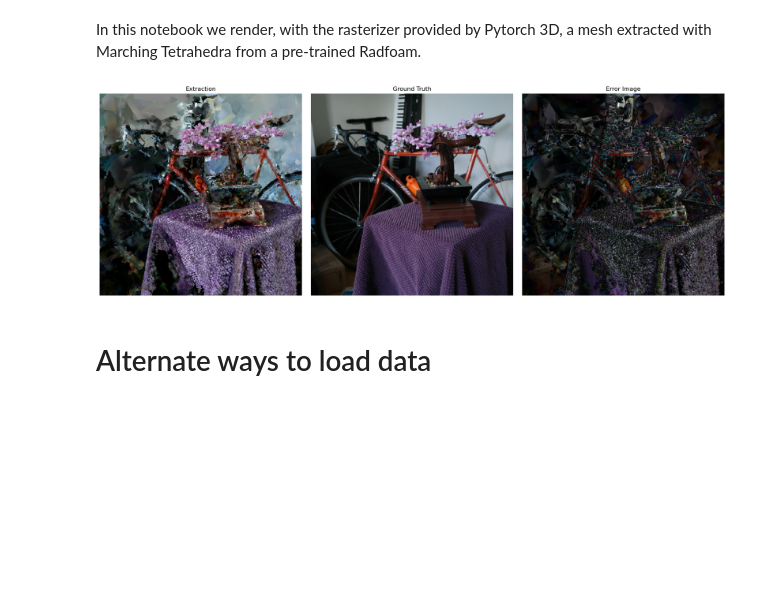
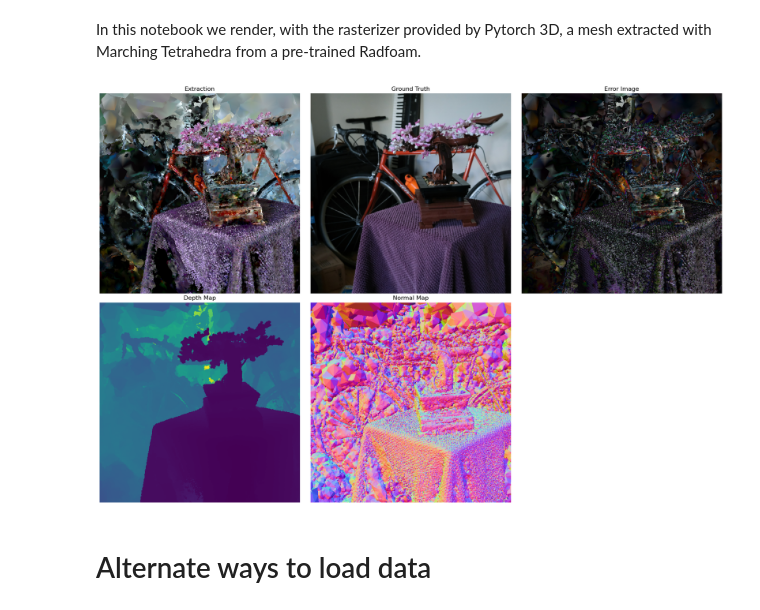
Before and after one commit to diego1401/VoroSplat, a Jupyter notebook: experiments/mesh_rendering_radfoam.ipynb, the cells around one changed output. Saved outputs shown, nothing was run; the diff lists cells and outputs as text; code cells hidden in the pictures; blank space fills up the shorter version.

```diff
--- a/experiments/mesh_rendering_radfoam.ipynb
+++ b/experiments/mesh_rendering_radfoam.ipynb
@@ -58,17 +59,17 @@ b = 0.5 + C0 * color_attributes[:, 2]
 primal_features = torch.stack([r, g, b], axis=1).float()
 # %%
 from data_loader import DataHandler
-dataset_args.scene = scene
+dataset_args.scene = 'bonsai'
 dataset_args.data_path = path_to_data
 test_data_handler = DataHandler(
         dataset_args, rays_per_batch=0, device=device
 )
 # Setting up cameras to send to CUDA
-if scene in ["garden", "stump", "bicycle"]:
+if dataset_args.scene in ["garden", "stump", "bicycle"]:
         downsample = 4
-elif scene in ["room", "bonsai", "counter", "kitchen"]:
+elif dataset_args.scene in ["room", "bonsai", "counter", "kitchen"]:
         downsample = 2
-elif scene in ["playroom", "drjohnson"]:
+elif dataset_args.scene in ["playroom", "drjohnson"]:
         downsample = 1
 else:
         raise ValueError("Unknown scene")
@@ -86,6 +87,6 @@ v, f, feat = marching_tetrahedra(model.triangulation.tets().long(),
                                  primal_features)
 
 # We generate a random image every time we run this cell.
-ground_truth_image, image = render_mesh(v,f,feat,test_data_handler,size=(512,512),idx=0)
+ground_truth_image, (image, depth, normal) = render_mesh(v,f,feat,test_data_handler,size=(512,512),idx=0)
 # %%
 # Import the mesh into an obj file
@@ -93,43 +94,71 @@ mt.export_obj(v.detach().cpu().numpy(), f.detach().cpu().numpy(), 'mt_bonsai')
 # %%
 # Convert prediction image from RGBA to RGB
 pred_rgb = image[..., :3].cpu().detach().squeeze(0).numpy()
 pred_rgb = pred_rgb.clip(0, 1)  # Ensure valid range
+
+# Plot depth
+pred_depth = depth[:,:,:,:1].mean(-1,keepdim=True).cpu().detach().squeeze(0).numpy()
+
+# Normal
+pred_normal = normal[:,:,:,:1, :].mean(-2,keepdim=False).cpu().detach().squeeze(0).numpy()
+
+# Normalize to range [0,1] for visualization
+pred_normal_vis = (pred_normal + 1) / 2
+pred_normal_vis = np.clip(pred_normal_vis, 0, 1)  # Ensure values stay in range
+
+# Normalize depth for visualization
+depth_min, depth_max = pred_depth.min(), pred_depth.max()
+if depth_max > depth_min:  # Avoid division by zero
+    pred_depth_vis = (pred_depth - depth_min) / (depth_max - depth_min)
+else:
+    pred_depth_vis = np.zeros_like(pred_depth)
 
 # Ensure ground truth image is also in valid range
 if ground_truth_image is None:
     ground_truth_image = np.zeros_like(pred_rgb)
 elif isinstance(ground_truth_image,torch.Tensor):
     gt_rgb = ground_truth_image.numpy()
 else:
     gt_rgb = np.array(ground_truth_image, dtype=np.float32) / 255.0  # Convert to [0,1] range
 
 if gt_rgb.shape[:2] != pred_rgb.shape[:2]:
     gt_rgb = np.array(Image.fromarray((gt_rgb * 255).astype(np.uint8)).resize(pred_rgb.shape[1::-1])) / 255.0
 
 # Compute the error image (absolute difference)
 error_image = np.abs(pred_rgb - gt_rgb)
-# Create a figure with three subplots
-fig, axes = plt.subplots(1, 3, figsize=(18, 6))
+# Create a figure with 2 rows: (1st row: 3 images, 2nd row: depth + empty slot)
+fig, axes = plt.subplots(2, 3, figsize=(18, 12))
 
-# Plot predicted image
-axes[0].imshow(pred_rgb)
-axes[0].set_title("Extraction")
-axes[0].axis("off")
+# First row
+axes[0, 0].imshow(pred_rgb)
+axes[0, 0].set_title("Extraction")
+axes[0, 0].axis("off")
 
-# Plot ground truth image
-axes[1].imshow(gt_rgb)
-axes[1].set_title("Ground Truth")
-axes[1].axis("off")
+axes[0, 1].imshow(gt_rgb)
+axes[0, 1].set_title("Ground Truth")
+axes[0, 1].axis("off")
 
-# Plot error image
-axes[2].imshow(error_image)
-axes[2].set_title("Error Image")
-axes[2].axis("off")
+axes[0, 2].imshow(error_image)
+axes[0, 2].set_title("Error Image")
+axes[0, 2].axis("off")
+
+# Second row
+axes[1, 0].imshow(pred_depth_vis, cmap="viridis")
+axes[1, 0].set_title("Depth Map")
+axes[1, 0].axis("off")
+
+# Empty slot for Normal Map (to be filled later)
+axes[1, 1].imshow(pred_normal_vis)
+axes[1, 1].set_title("Normal Map")
+axes[1, 1].axis("off")
+
+# Hide the last subplot (optional)
+axes[1, 2].axis("off")
 
 plt.tight_layout()
 plt.show()
 # %% [output]
-[figure, old version]
+[figure, new version]
 # %% [markdown]
 # Alternate ways to load data
 # %%
```
Also changed, not shown: parts of 2 cells of this notebook, 5 other files.
